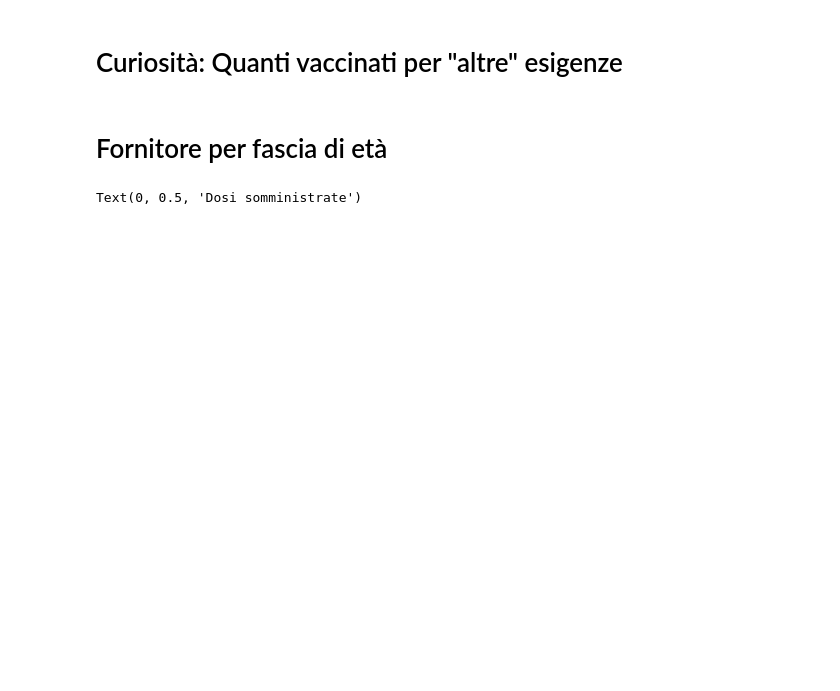
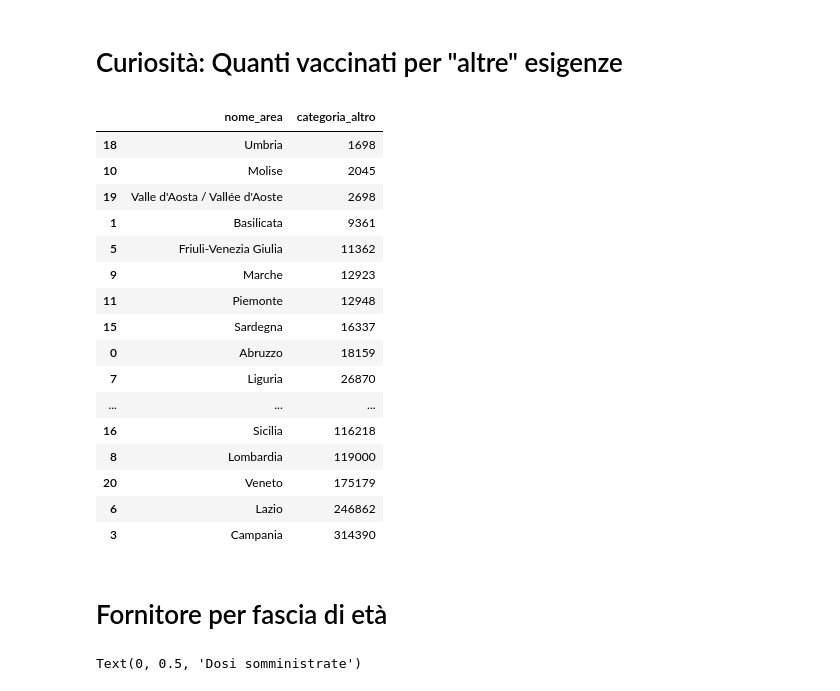
Before and after one commit to fabrhub/vaccines-data, a Jupyter notebook: Grafici.ipynb, the cells around one changed output. Cells and saved outputs as stored; diff of their text form; code cells hidden in the pictures; blank space fills up the shorter version.

```diff
--- a/Grafici.ipynb
+++ b/Grafici.ipynb
@@ -189,8 +189,26 @@ pie_graph_3values(vaccinati99, primadose99, nonvax99[8], "Fascia ultra novantenn
 # %%
 #Persone che fanno vaccini con categoria Altro divisi per regione e età
 furbetti_altro_eta = somministrazioni_vaccini[['fascia_anagrafica', 'categoria_altro']].groupby('fascia_anagrafica')['categoria_altro'].sum().reset_index()
 furbetti_altro_regione = somministrazioni_vaccini[['nome_area', 'categoria_altro']].groupby('nome_area')['categoria_altro'].sum().reset_index()
-#furbetti_altro_regione.sort_values(by=['categoria_altro'])
+furbetti_altro_regione.sort_values(by=['categoria_altro'])
+# %% [output]
+|  | nome_area | categoria_altro |
+| 18 | Umbria | 1698 |
+| 10 | Molise | 2045 |
+| 19 | Valle d'Aosta / Vallée d'Aoste | 2698 |
+| 1 | Basilicata | 9361 |
+| 5 | Friuli-Venezia Giulia | 11362 |
+| 9 | Marche | 12923 |
+| 11 | Piemonte | 12948 |
+| 15 | Sardegna | 16337 |
+| 0 | Abruzzo | 18159 |
+| 7 | Liguria | 26870 |
+| ... | ... | ... |
+| 16 | Sicilia | 116218 |
+| 8 | Lombardia | 119000 |
+| 20 | Veneto | 175179 |
+| 6 | Lazio | 246862 |
+| 3 | Campania | 314390 |
 # %% [markdown]
 # Fornitore per fascia di età
 # %%
```
Also changed, not shown: parts of 26 cells of this notebook.
